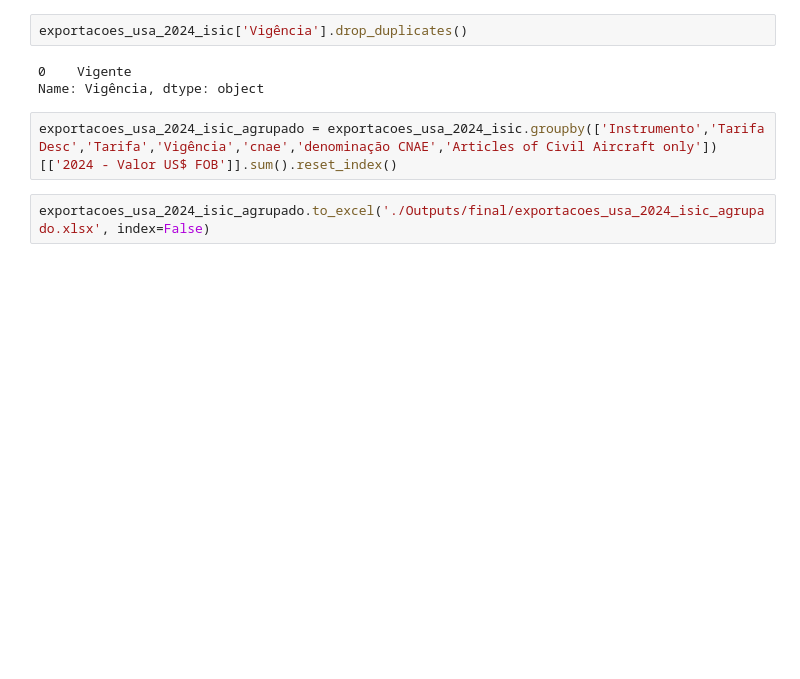
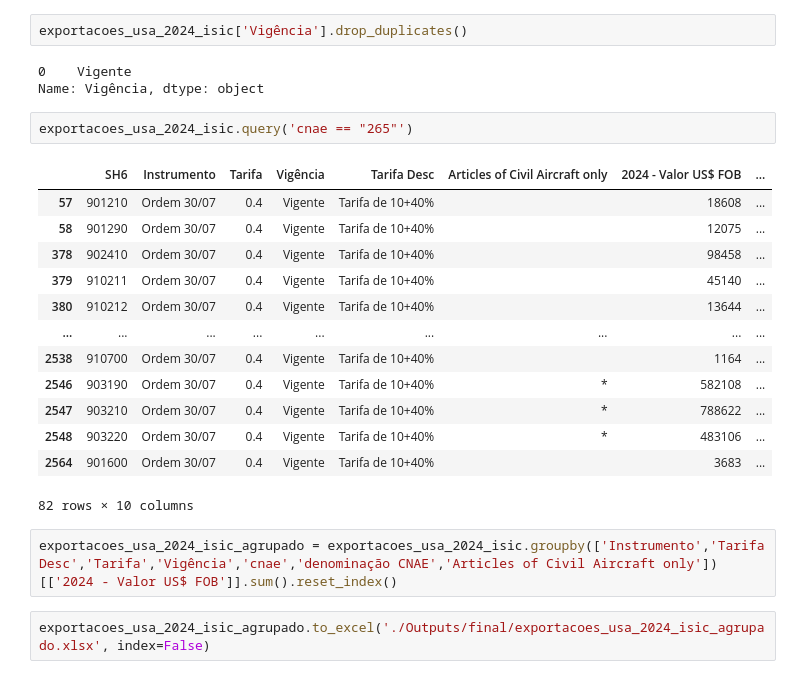
Before and after one commit to amiltonmendes/analise_insumo_produto, a Jupyter notebook: Identificação de empresas após a priorização.ipynb, the cells around one changed output. Drawn from its saved outputs; the diff is of its cells as text; blank space fills up the shorter version.

```diff
--- a/Identificação de empresas após a priorização.ipynb
+++ b/Identificação de empresas após a priorização.ipynb
@@ -370,6 +379,22 @@ exportacoes_usa_2024_isic['Vigência'].drop_duplicates()
 # %% [output]
 0    Vigente
 Name: Vigência, dtype: object
+# %%
+exportacoes_usa_2024_isic.query('cnae == "265"')
+# %% [output]
+|  | SH6 | Instrumento | Tarifa | Vigência | Tarifa Desc | Articles of Civil Aircraft only | 2024 - Valor US$ FOB | ... |
+| 57 | 901210 | Ordem 30/07 | 0.4 | Vigente | Tarifa de 10+40% |  | 18608 | ... |
+| 58 | 901290 | Ordem 30/07 | 0.4 | Vigente | Tarifa de 10+40% |  | 12075 | ... |
+| 378 | 902410 | Ordem 30/07 | 0.4 | Vigente | Tarifa de 10+40% |  | 98458 | ... |
+| 379 | 910211 | Ordem 30/07 | 0.4 | Vigente | Tarifa de 10+40% |  | 45140 | ... |
+| 380 | 910212 | Ordem 30/07 | 0.4 | Vigente | Tarifa de 10+40% |  | 13644 | ... |
+| ... | ... | ... | ... | ... | ... | ... | ... | ... |
+| 2538 | 910700 | Ordem 30/07 | 0.4 | Vigente | Tarifa de 10+40% |  | 1164 | ... |
+| 2546 | 903190 | Ordem 30/07 | 0.4 | Vigente | Tarifa de 10+40% | * | 582108 | ... |
+| 2547 | 903210 | Ordem 30/07 | 0.4 | Vigente | Tarifa de 10+40% | * | 788622 | ... |
+| 2548 | 903220 | Ordem 30/07 | 0.4 | Vigente | Tarifa de 10+40% | * | 483106 | ... |
+| 2564 | 901600 | Ordem 30/07 | 0.4 | Vigente | Tarifa de 10+40% |  | 3683 | ... |
+82 rows × 10 columns
 # %%
 exportacoes_usa_2024_isic_agrupado = exportacoes_usa_2024_isic.groupby(['Instrumento','Tarifa Desc','Tarifa','Vigência','cnae','denominação CNAE','Articles of Civil Aircraft only'])[['2024 - Valor US$ FOB']].sum().reset_index()
 # %%
```
Also changed, not shown: parts of 5 cells of this notebook, 1 other file.
